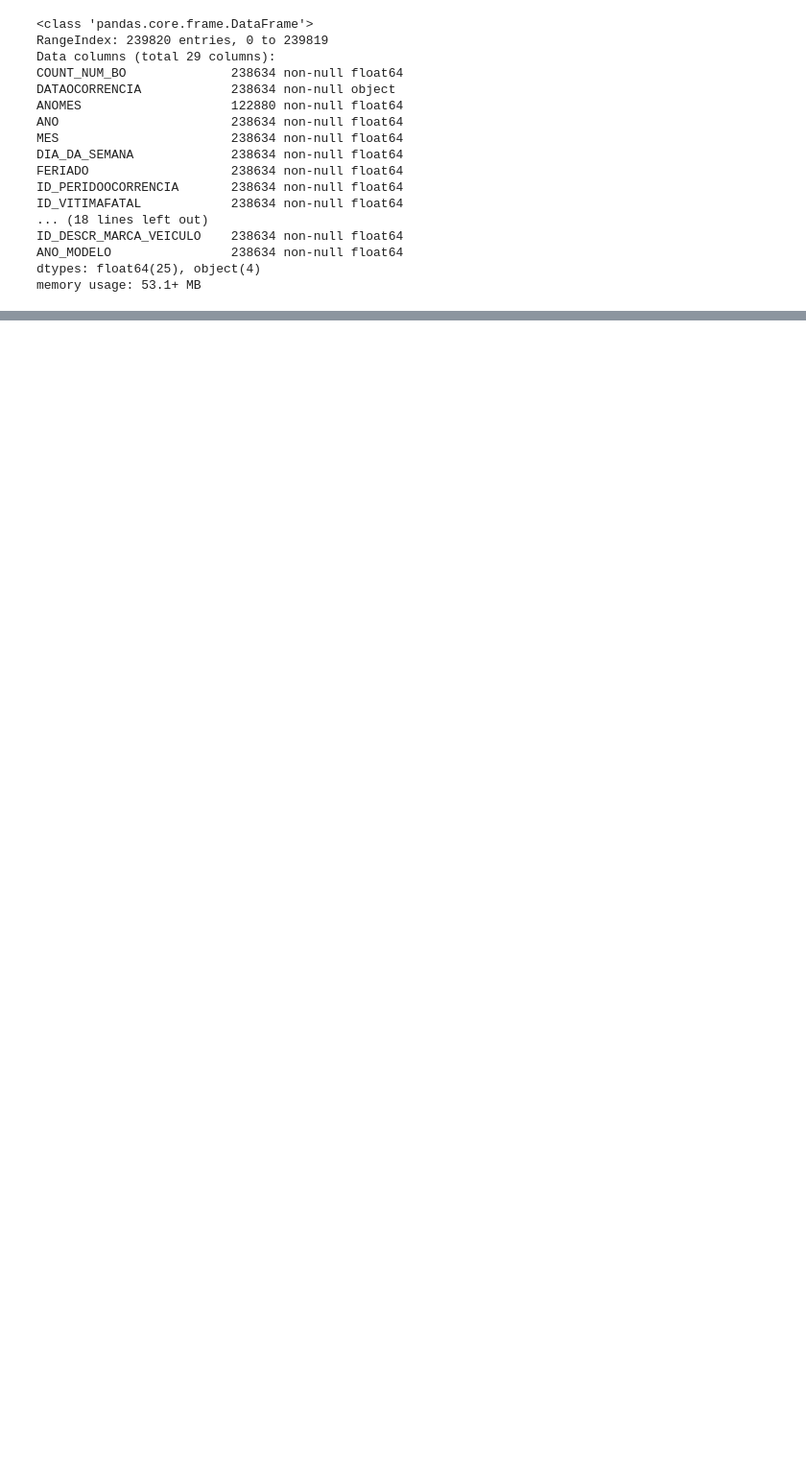
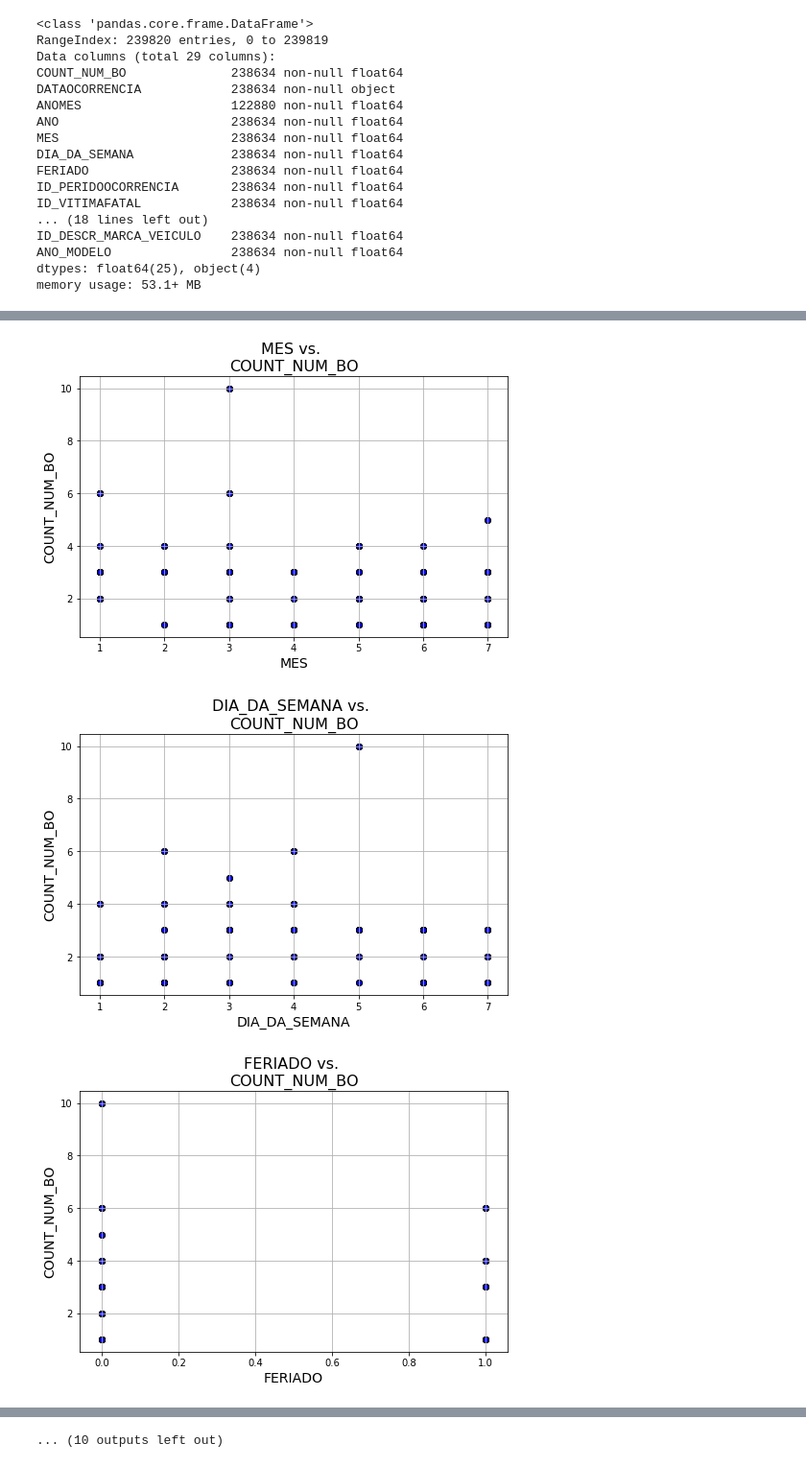
Before and after one commit to marco1181/fia, a Jupyter notebook: notebook.ipynb, the cells around one changed output, grey strips where cells are left out. Shown at 96% size. Saved outputs shown, nothing was run; the diff lists cells and outputs as text; code cells hidden in the pictures; blank space fills up the shorter version.

```diff
--- a/notebook.ipynb
+++ b/notebook.ipynb
@@ -140,0 +116,5 @@ memory usage: 53.1+ MB
+# %%
+df = df[useful]
+# %%
+df.drop_duplicates(inplace=True)
+df.dropna(inplace=True)
@@ -140,0 +141,7 @@ memory usage: 53.1+ MB
+# %%
+def split_train_test(df, last_nmonths):
+    train = df[df.MES<=df.MES.nunique()-last_nmonths]
+    test  = df[df.MES>df.MES.nunique()-last_nmonths]
+    return train, test
+# %%
+train, test = split_train_test(df, 1)
@@ -140,0 +150,13 @@ memory usage: 53.1+ MB
+# %%
+for c in train[features].columns:
+    plt.figure(figsize=(8,5))
+    plt.title("{} vs. \nCOUNT_NUM_BO".format(c),fontsize=16)
+    plt.scatter(x=train[c],y=train['COUNT_NUM_BO'],color='blue',edgecolor='k')
+    plt.grid(True)
+    plt.xlabel(c,fontsize=14)
+    plt.ylabel('COUNT_NUM_BO',fontsize=14)
+    plt.show()
+# %% [output]
+[figure, added]
+[figure, added]
+[figure, added]
@@ -140,0 +172 @@ memory usage: 53.1+ MB
+... (10 outputs left out)
```
Also changed, not shown: parts of 60 cells of this notebook.
